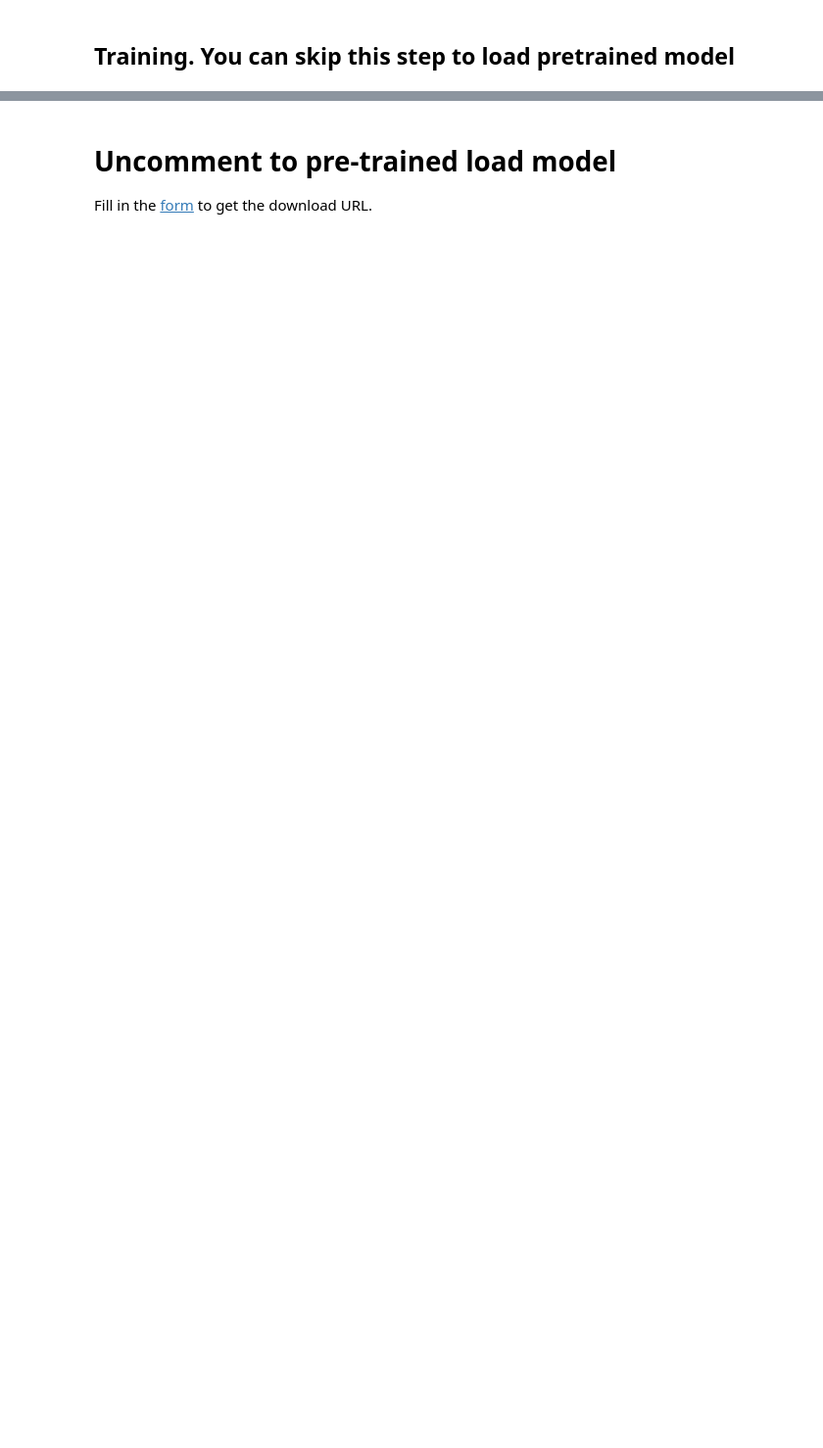
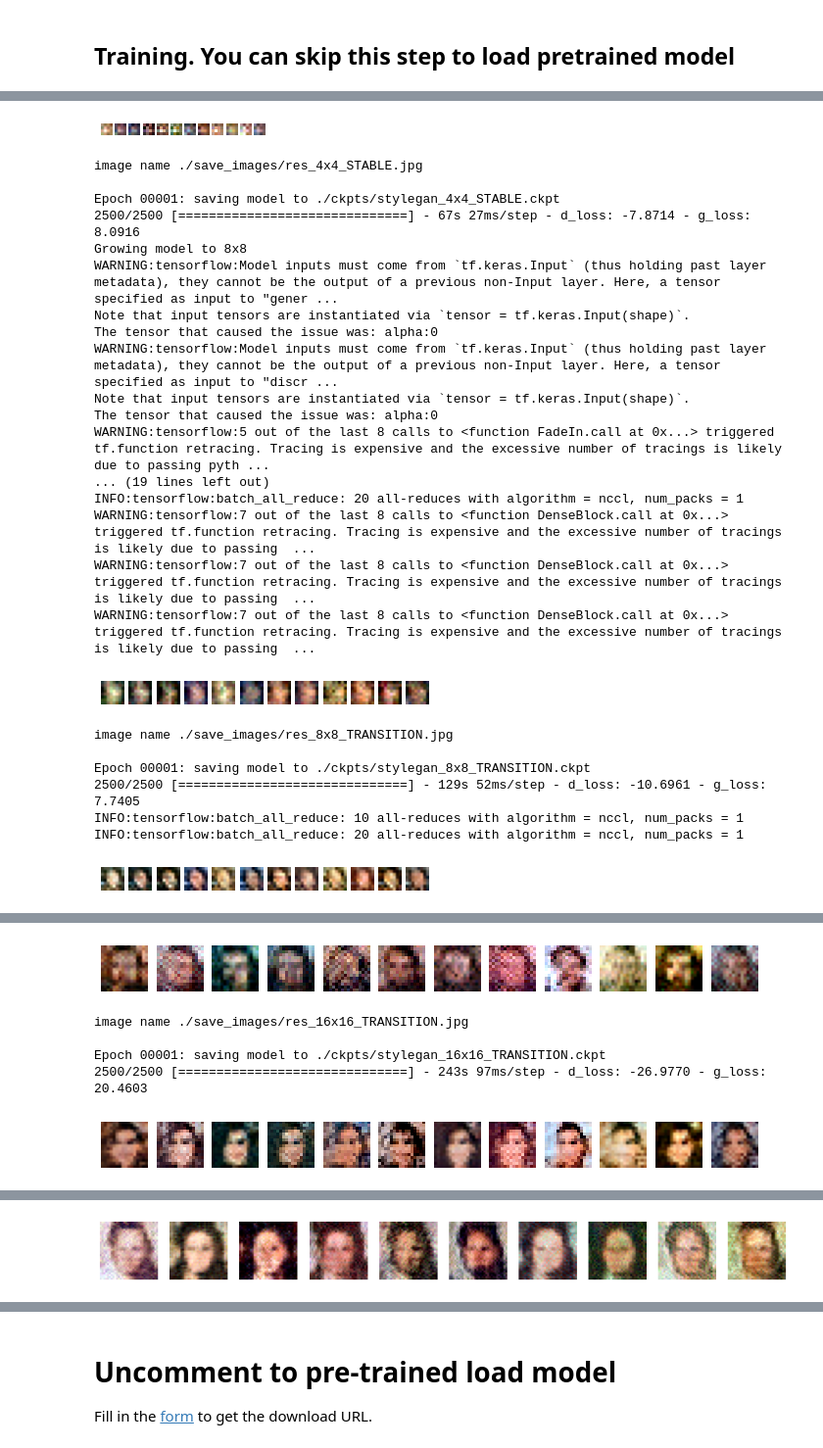
Before and after one commit to PacktPublishing/Hands-On-Image-Generation-with-TensorFlow-2.0, a Jupyter notebook: Chapter07/ch7_stylegan_custom.ipynb, the cells around one changed output, grey strips where cells are left out. Shown at 98% size. Cells and saved outputs as stored; diff of their text form; code cells hidden in the pictures; blank space fills up the shorter version.

```diff
--- a/Chapter07/ch7_stylegan_custom.ipynb
+++ b/Chapter07/ch7_stylegan_custom.ipynb
@@ -676,2 +686,0 @@ Growing model to 16x16
-# %%
-model.load_weights('./ckpts/stylegan-0001.ckpt')
@@ -680,3 +686,0 @@ model.load_weights('./ckpts/stylegan-0001.ckpt')
-# %%
-model = StyleGAN(start_res=START_RES, res=16)
-model.grow_model(16)
@@ -763,2 +687,12 @@ tf.keras.utils.plot_model(model.discriminator, to_file='model.png',show_shapes=T
+# %%
+START_RES = 4
+TARGET_RES = 256
+STEPS_PER_EPOCH = 10000
+
+if num_devices>1:
+    with strategy.scope():
+        model = StyleGAN(start_res=START_RES, res=TARGET_RES)
+else:
+    model = StyleGAN(start_res=START_RES, res=TARGET_RES)
 # %% [markdown]
 ## Training. You can skip this step to load pretrained model
@@ -766,0 +699,32 @@ gan.train(train_datasets, 10000, 5000)
+# %%
+
+opt_cfg = {'learning_rate':num_devices*1e-3, 'beta_1':0.0, 'beta_2':0.99, 'epsilon':1e-8}
+
+start_res_log2 = int(np.log2(START_RES))
+target_res_log2 = int(np.log2(TARGET_RES))
+for res_log2 in range(start_res_log2, target_res_log2+1):
+    res = 2**res_log2
+    for phase in ['TRANSITION', 'STABLE']:
+        if res==START_RES and phase=='TRANSITION':
+            continue
+
+        steps = int(TRAIN_STEP_RATIO[res_log2] * STEPS_PER_EPOCH/num_devices)
+        model.compile(d_optimizer=Adam(**opt_cfg),
+                      g_optimizer=Adam(**opt_cfg),
+                      steps_per_epoch=steps,
+                      res=res,
+                      phase=phase, run_eagerly=False)
+
+        train_ds = create_dataset(res)
+
+        checkpoint_path = f'./ckpts/stylegan_{res}x{res}_{phase}.ckpt'
+        checkpoint_cb = ModelCheckpoint(
+            filepath=checkpoint_path,
+            save_weights_only=True,
+            verbose=1)
+
+        model.fit(train_ds,
+                  epochs=1,
+                  steps_per_epoch=steps,
+                  callbacks=[CustomCallback(), checkpoint_cb])
+# %% [output]
@@ -766,0 +748,26 @@ gan.train(train_datasets, 10000, 5000)
+[figure, added]
+image name ./save_images/res_4x4_STABLE.jpg
+
+Epoch 00001: saving model to ./ckpts/stylegan_4x4_STABLE.ckpt
+2500/2500 [==============================] - 67s 27ms/step - d_loss: -7.8714 - g_loss: 8.0916
+Growing model to 8x8
+WARNING:tensorflow:Model inputs must come from `tf.keras.Input` (thus holding past layer metadata), they cannot be the output of a previous non-Input layer. Here, a tensor specified as input to "gener ...
+Note that input tensors are instantiated via `tensor = tf.keras.Input(shape)`.
+The tensor that caused the issue was: alpha:0
+WARNING:tensorflow:Model inputs must come from `tf.keras.Input` (thus holding past layer metadata), they cannot be the output of a previous non-Input layer. Here, a tensor specified as input to "discr ...
+Note that input tensors are instantiated via `tensor = tf.keras.Input(shape)`.
+The tensor that caused the issue was: alpha:0
+WARNING:tensorflow:5 out of the last 8 calls to <function FadeIn.call at 0x...> triggered tf.function retracing. Tracing is expensive and the excessive number of tracings is likely due to passing pyth ...
+... (19 lines left out)
+INFO:tensorflow:batch_all_reduce: 20 all-reduces with algorithm = nccl, num_packs = 1
+WARNING:tensorflow:7 out of the last 8 calls to <function DenseBlock.call at 0x...> triggered tf.function retracing. Tracing is expensive and the excessive number of tracings is likely due to passing  ...
+WARNING:tensorflow:7 out of the last 8 calls to <function DenseBlock.call at 0x...> triggered tf.function retracing. Tracing is expensive and the excessive number of tracings is likely due to passing  ...
+WARNING:tensorflow:7 out of the last 8 calls to <function DenseBlock.call at 0x...> triggered tf.function retracing. Tracing is expensive and the excessive number of tracings is likely due to passing  ...
+[figure, added]
+image name ./save_images/res_8x8_TRANSITION.jpg
+
+Epoch 00001: saving model to ./ckpts/stylegan_8x8_TRANSITION.ckpt
+2500/2500 [==============================] - 129s 52ms/step - d_loss: -10.6961 - g_loss: 7.7405
+INFO:tensorflow:batch_all_reduce: 10 all-reduces with algorithm = nccl, num_packs = 1
+INFO:tensorflow:batch_all_reduce: 20 all-reduces with algorithm = nccl, num_packs = 1
+[figure, added]
@@ -766,0 +791,6 @@ gan.train(train_datasets, 10000, 5000)
+[figure, added]
+image name ./save_images/res_16x16_TRANSITION.jpg
+
+Epoch 00001: saving model to ./ckpts/stylegan_16x16_TRANSITION.ckpt
+2500/2500 [==============================] - 243s 97ms/step - d_loss: -26.9770 - g_loss: 20.4603
+[figure, added]
@@ -766,0 +814 @@ gan.train(train_datasets, 10000, 5000)
+[figure, added]
```
Also changed, not shown: parts of 32 cells of this notebook.
